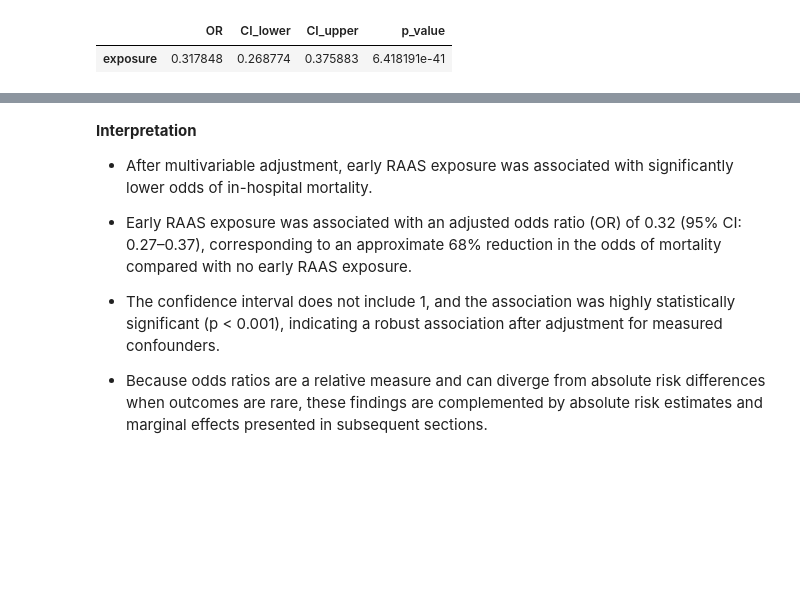
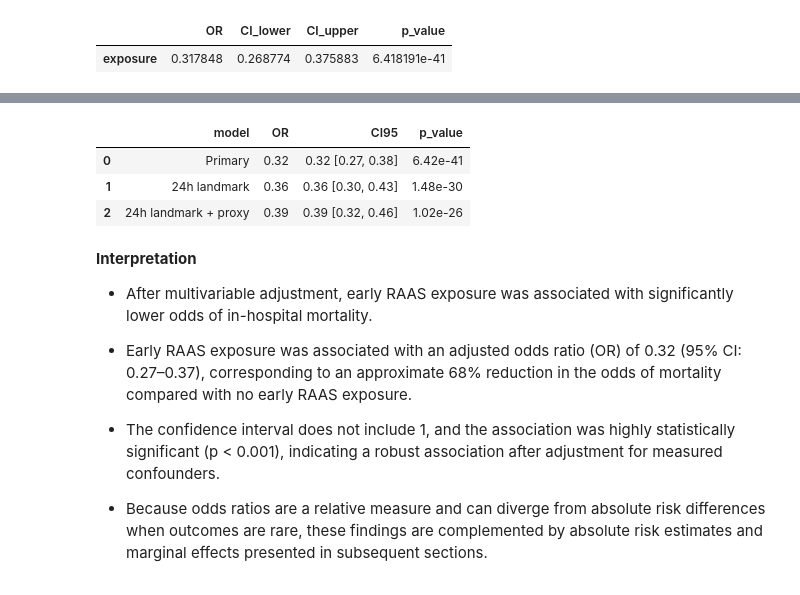
Before and after one commit to makotoy56/mimic-iv-nonicu-medication, a Jupyter notebook: notebooks/04b_multivariable_outcomes.ipynb, the cells around one changed output, grey strips where cells are left out. Saved outputs shown, nothing was run; the diff lists cells and outputs as text; code cells hidden in the pictures; blank space fills up the shorter version.

Commit message:
add 24h landmark sensitivity and OR attenuation note

```diff
--- a/notebooks/04b_multivariable_outcomes.ipynb
+++ b/notebooks/04b_multivariable_outcomes.ipynb
@@ -426,3 +430,92 @@ or_ci.loc[["exposure"]].sort_values("OR")
+# %%
+# 24h landmark cohort: keep admissions alive at 24h (or no death time recorded)
+df_lm = df.copy()
+lm_mask = df_lm["deathtime"].isna() | ((df_lm["deathtime"] - df_lm["admittime"]) > pd.Timedelta(hours=24))
+df_lm = df_lm.loc[lm_mask].copy()
+
+# Re-define outcome/exposure using the same definitions
+df_lm["outcome"] = df_lm["hospital_expire_flag"].astype(int)
+df_lm["exposure"] = df_lm["raas_any_early"].astype(int)
+
+# One-hot encode with the same covariates
+for c in cat_vars:
+    df_lm[c] = df_lm[c].fillna("Unknown")
+df_lm_ohe = pd.get_dummies(df_lm, columns=cat_vars, drop_first=True)
+df_lm_ohe = df_lm_ohe.dropna(subset=num_vars)
+
+feature_cols_lm = ["exposure"] + num_vars \
+    + [c for c in df_lm_ohe.columns if c.startswith("gender_")] \
+    + [c for c in df_lm_ohe.columns if c.startswith("race_group_")] \
+    + [c for c in df_lm_ohe.columns if c.startswith("admission_type_")] \
+    + [c for c in df_lm_ohe.columns if c.startswith("insurance_")] \
+    + [c for c in df_lm_ohe.columns if c.startswith("anchor_year_group_")]
+
+X_lm = df_lm_ohe[feature_cols_lm].astype(float)
+y_lm = df_lm_ohe["outcome"].astype(int)
+
+# Fit landmark model and compute OR + 95% CI for exposure
+X_lm_sm = sm.add_constant(X_lm, has_constant="add")
+model_lm = sm.Logit(y_lm, X_lm_sm).fit(disp=False)
+params_lm = model_lm.params
+conf_lm = model_lm.conf_int()
+or_ci_lm = pd.DataFrame({
+    "OR": np.exp(params_lm),
+    "CI_lower": np.exp(conf_lm[0]),
+    "CI_upper": np.exp(conf_lm[1]),
+    "p_value": model_lm.pvalues
+})
+
+# Proxy model (admission_location as severity proxy)
+proxy_var = "admission_location"
+cat_vars_proxy = cat_vars + [proxy_var]
+df_lm_proxy = df_lm.copy()
+df_lm_proxy[proxy_var] = df_lm_proxy[proxy_var].fillna("Unknown")
+
+df_lm_proxy_ohe = pd.get_dummies(df_lm_proxy, columns=cat_vars_proxy, drop_first=True)
+df_lm_proxy_ohe = df_lm_proxy_ohe.dropna(subset=num_vars)
+
+feature_cols_lm_proxy = ["exposure"] + num_vars
+for c in cat_vars_proxy:
+    feature_cols_lm_proxy += [col for col in df_lm_proxy_ohe.columns if col.startswith(f"{c}_")]
+
+X_lm_proxy = df_lm_proxy_ohe[feature_cols_lm_proxy].astype(float)
+y_lm_proxy = df_lm_proxy_ohe["outcome"].astype(int)
+
+X_lm_proxy_sm = sm.add_constant(X_lm_proxy, has_constant="add")
+model_lm_proxy = sm.Logit(y_lm_proxy, X_lm_proxy_sm).fit(disp=False)
+params_lm_proxy = model_lm_proxy.params
+conf_lm_proxy = model_lm_proxy.conf_int()
+or_ci_lm_proxy = pd.DataFrame({
+    "OR": np.exp(params_lm_proxy),
+    "CI_lower": np.exp(conf_lm_proxy[0]),
+    "CI_upper": np.exp(conf_lm_proxy[1]),
+    "p_value": model_lm_proxy.pvalues
+})
+
+# Compare exposure ORs: primary vs 24h landmark vs 24h landmark + proxy (formatted)
+compare_raw = pd.concat([
+    or_ci.loc[["exposure"]].assign(model="Primary"),
+    or_ci_lm.loc[["exposure"]].assign(model="24h landmark"),
+    or_ci_lm_proxy.loc[["exposure"]].assign(model="24h landmark + proxy")
+])
+
+compare_or = pd.DataFrame({
+    "model": compare_raw["model"],
+    "OR": compare_raw["OR"].map(lambda x: f"{x:.2f}"),
+    "CI95": compare_raw.apply(
+        lambda r: f"{r['OR']:.2f} [{r['CI_lower']:.2f}, {r['CI_upper']:.2f}]",
+        axis=1,
+    ),
+    "p_value": compare_raw["p_value"].map(lambda x: f"{x:.3g}"),
+})
+
+compare_or = compare_or.set_index("model").loc[["Primary", "24h landmark", "24h landmark + proxy"]].reset_index()
+compare_or
+# %% [output]
+|  | model | OR | CI95 | p_value |
+| 0 | Primary | 0.32 | 0.32 [0.27, 0.38] | 6.42e-41 |
+| 1 | 24h landmark | 0.36 | 0.36 [0.30, 0.43] | 1.48e-30 |
+| 2 | 24h landmark + proxy | 0.39 | 0.39 [0.32, 0.46] | 1.02e-26 |
 # %% [markdown]
 **Interpretation**
 
```
Also changed, not shown: parts of 5 cells of this notebook, 1 other file.
